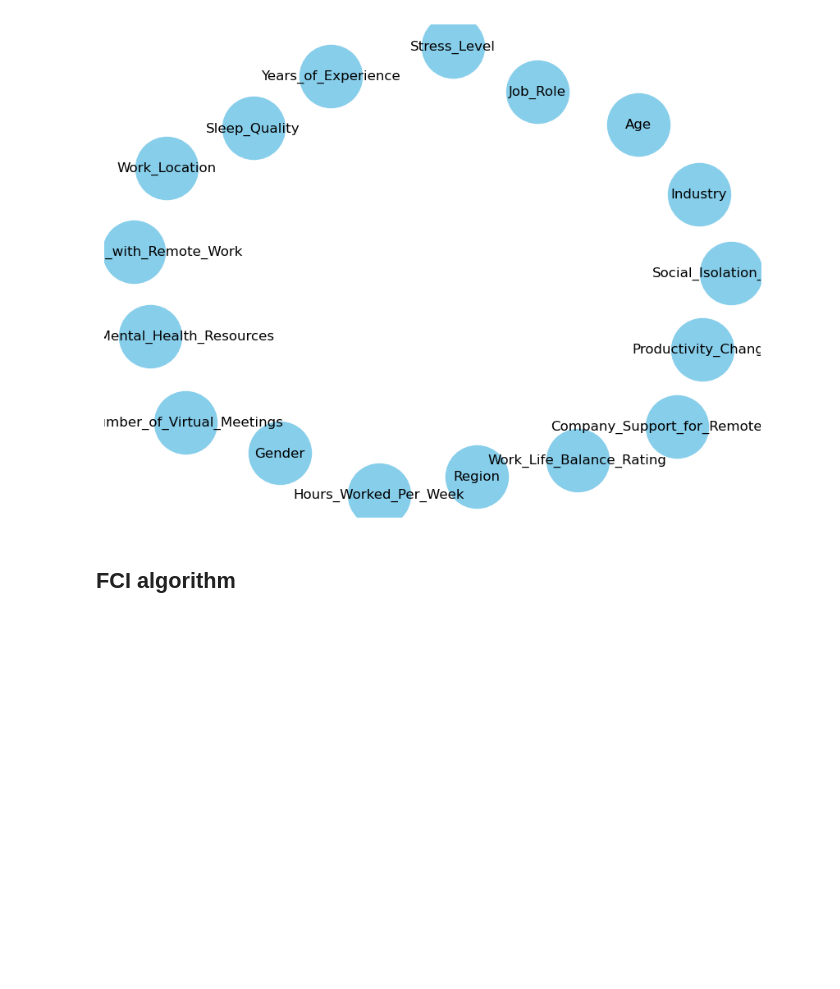
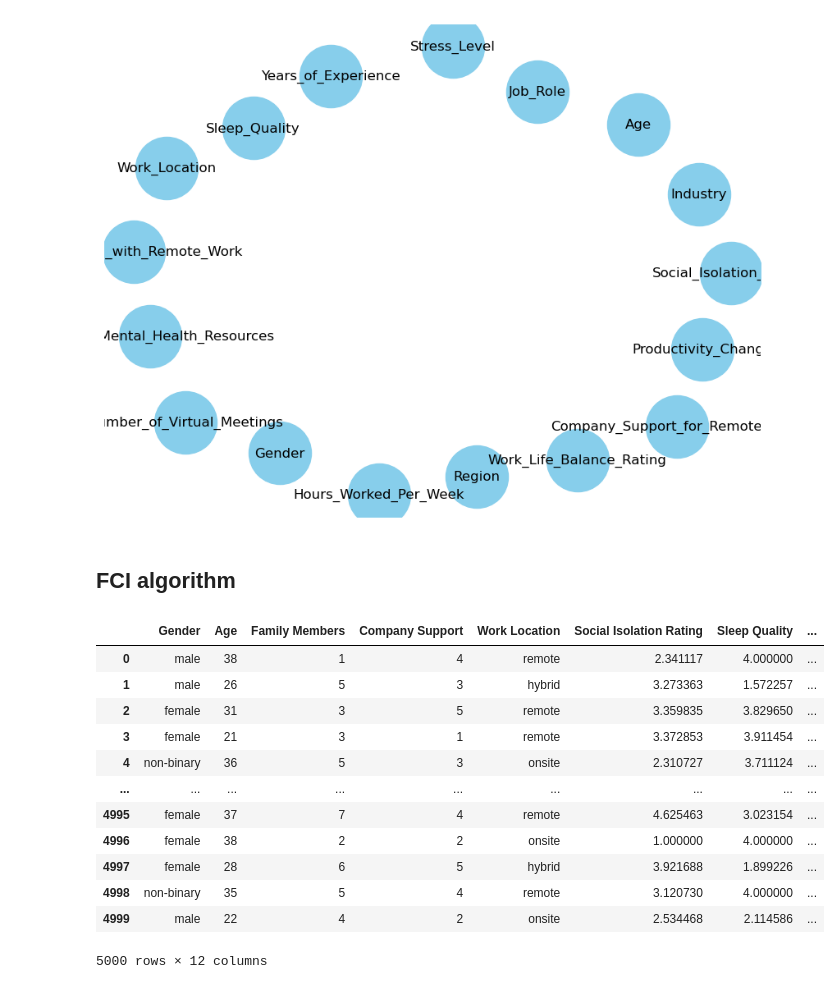
Before and after one commit to VivianZhao12/CAPSTONE-Causal-Inference-between-Remote-Work-and-Mental-Health, a Jupyter notebook: EDA.ipynb, the cells around one changed output. Drawn from its saved outputs; the diff is of its cells as text; code cells hidden in the pictures; blank space fills up the shorter version.

```diff
--- a/EDA.ipynb
+++ b/EDA.ipynb
@@ -435,6 +435,14 @@ pdy.write_png('simple_test.png')
 # simulation with confounders and nonlinear variables
 
 import numpy as np
+np.random.seed(0)
+n = 5000
+
+
+def sigmoid(x):
+    return 1 / (1 + np.exp(-x))
+
+
 np.random.seed(0)
 n = 5000
 
@@ -472,30 +480,46 @@ social_isolation_base = np.where(
     3 + np.random.normal(0, 0.5, size=n),
     np.where(
         work_location == 'hybrid',
         2 + np.random.normal(0, 0.5, size=n),
         1 + np.random.normal(0, 0.5, size=n)
     )
 )
 social_isolation_rating = np.clip(social_isolation_base + np.log1p(family_member_number) - extroverted, 1, 5)
 
 # Sleep Quality influenced by work hours and exercise
 sleep_quality = np.clip(2 - np.power((average_daily_work_hours / 10), 2) + exercise_level, 0, 4)
 
 # Stress Level influenced by social isolation (cubic relationship)
 stress_level = np.clip(np.power(social_isolation_rating, 3) / 27 + (4 - sleep_quality) + np.random.normal(0, 0.5, size=n), 1, 10)
 
 # Results
 data = {
     "Gender": gender,
     "Age": age,
     "Family Members": family_member_number,
     "Company Support": company_support_for_mental_support,
     "Work Location": work_location,
     "Social Isolation Rating": social_isolation_rating,
     "Sleep Quality": sleep_quality,
     "Stress Level": stress_level,
     "Education Level": education_level,
     "Extroverted": extroverted,
     "Exercise Level": exercise_level,
     "Average Daily Work Hours": average_daily_work_hours
 }
+data = pd.DataFrame(data)
+data
+# %% [output]
+|  | Gender | Age | Family Members | Company Support | Work Location | Social Isolation Rating | Sleep Quality | ... |
+| 0 | male | 38 | 1 | 4 | remote | 2.341117 | 4.000000 | ... |
+| 1 | male | 26 | 5 | 3 | hybrid | 3.273363 | 1.572257 | ... |
+| 2 | female | 31 | 3 | 5 | remote | 3.359835 | 3.829650 | ... |
+| 3 | female | 21 | 3 | 1 | remote | 3.372853 | 3.911454 | ... |
+| 4 | non-binary | 36 | 5 | 3 | onsite | 2.310727 | 3.711124 | ... |
+| ... | ... | ... | ... | ... | ... | ... | ... | ... |
+| 4995 | female | 37 | 7 | 4 | remote | 4.625463 | 3.023154 | ... |
+| 4996 | female | 38 | 2 | 2 | onsite | 1.000000 | 4.000000 | ... |
+| 4997 | female | 28 | 6 | 5 | hybrid | 3.921688 | 1.899226 | ... |
+| 4998 | non-binary | 35 | 5 | 4 | remote | 3.120730 | 4.000000 | ... |
+| 4999 | male | 22 | 4 | 2 | onsite | 2.534468 | 2.114586 | ... |
+5000 rows × 12 columns
```
